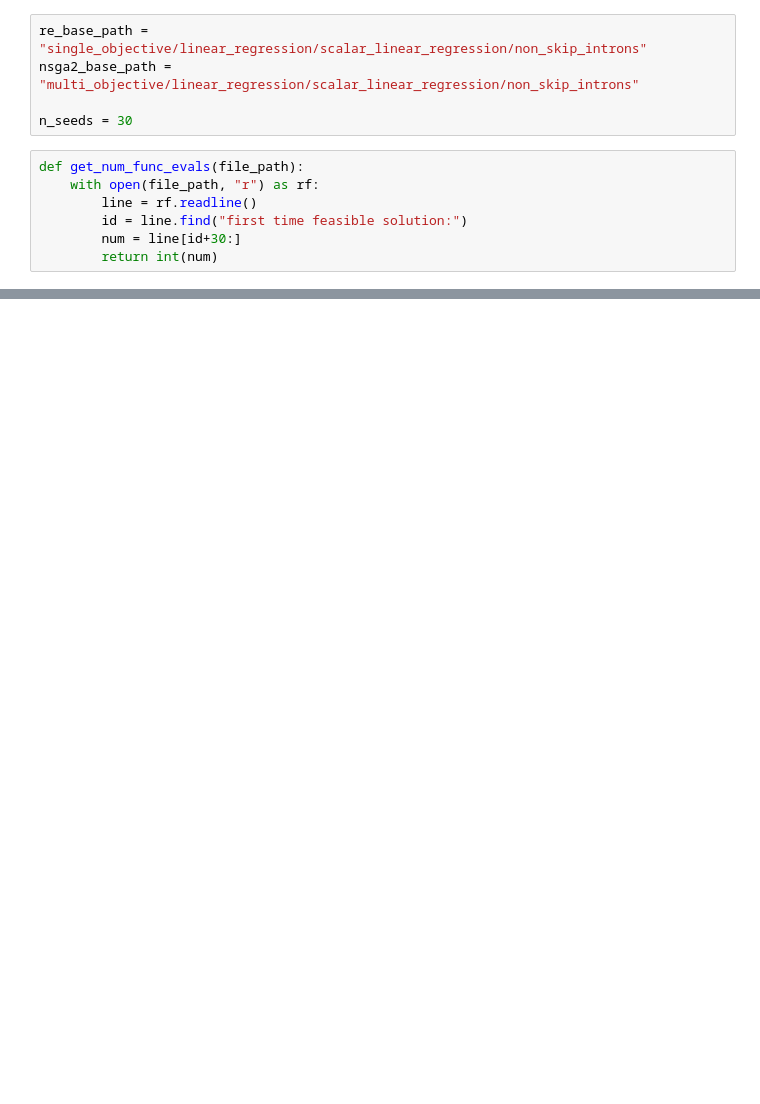
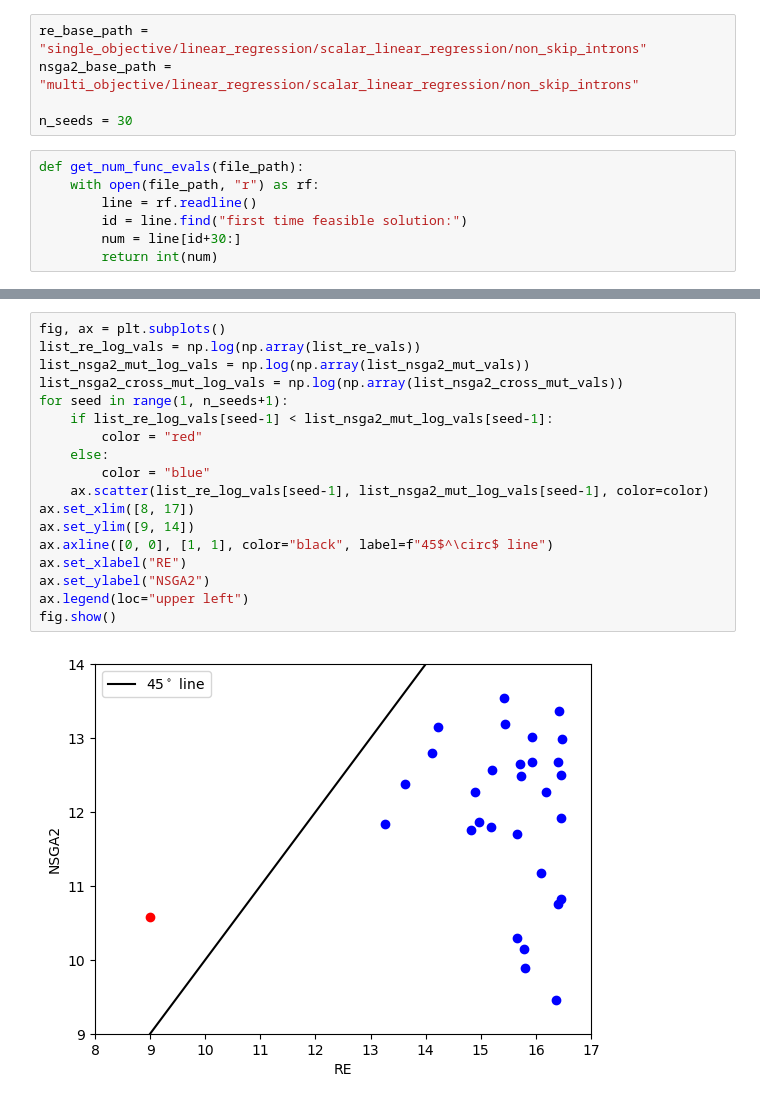
Before and after one commit to Ritam-Guha/MOAZ, a Jupyter notebook: outputs/analyze_results.ipynb, the cells around one changed output, grey strips where cells are left out. Cells and saved outputs as stored; diff of their text form; blank space fills up the shorter version.

```diff
--- a/outputs/analyze_results.ipynb
+++ b/outputs/analyze_results.ipynb
@@ -45,0 +48,20 @@ fig.show()
+# %%
+fig, ax = plt.subplots()
+list_re_log_vals = np.log(np.array(list_re_vals))
+list_nsga2_mut_log_vals = np.log(np.array(list_nsga2_mut_vals))
+list_nsga2_cross_mut_log_vals = np.log(np.array(list_nsga2_cross_mut_vals))
+for seed in range(1, n_seeds+1):
+    if list_re_log_vals[seed-1] < list_nsga2_mut_log_vals[seed-1]:
+        color = "red"
+    else:
+        color = "blue"
+    ax.scatter(list_re_log_vals[seed-1], list_nsga2_mut_log_vals[seed-1], color=color)
+ax.set_xlim([8, 17])
+ax.set_ylim([9, 14])
+ax.axline([0, 0], [1, 1], color="black", label=f"45$^\circ$ line")
+ax.set_xlabel("RE")
+ax.set_ylabel("NSGA2")
+ax.legend(loc="upper left")
+fig.show()
+# %% [output]
+[figure, added]
```
Also changed, not shown: parts of 7 cells of this notebook, 1 other file.
